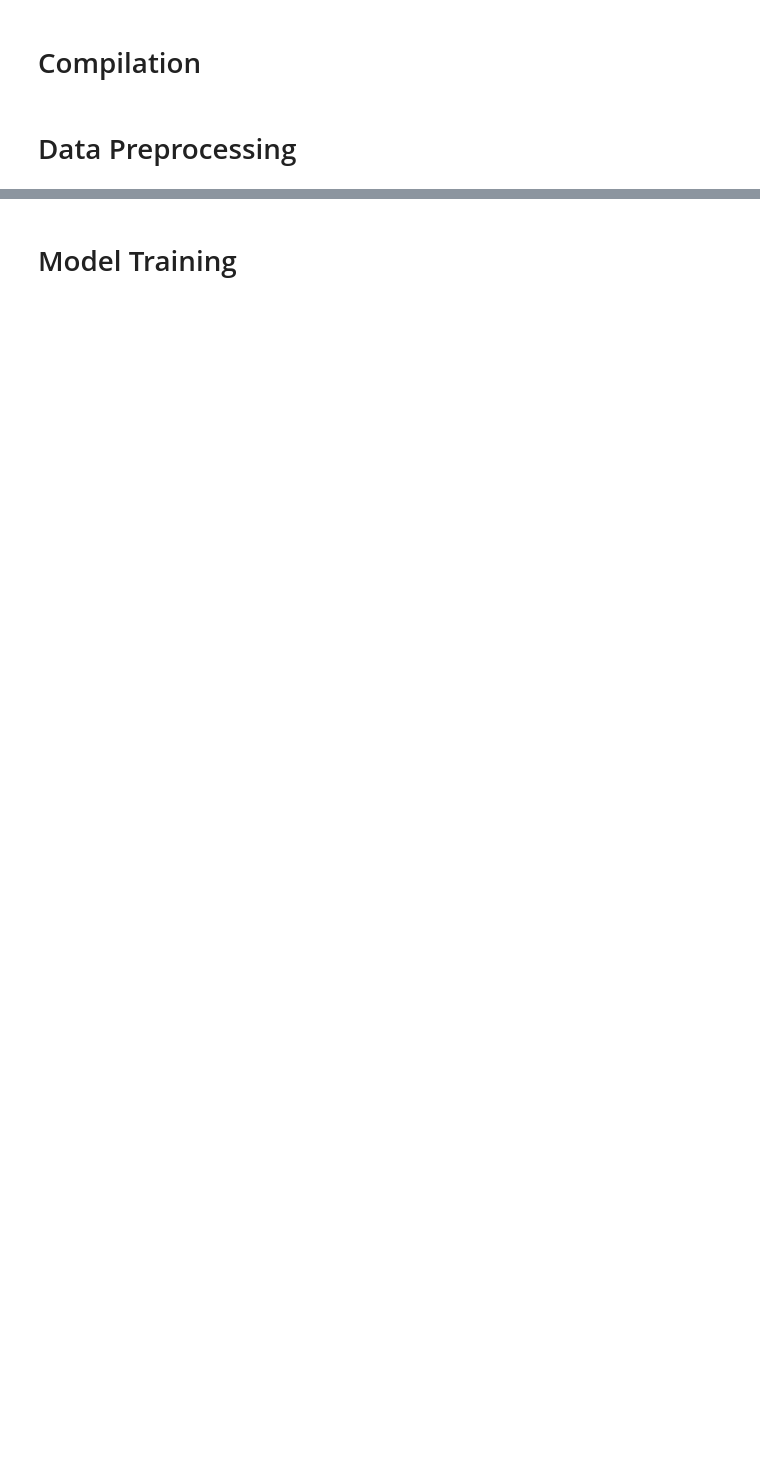
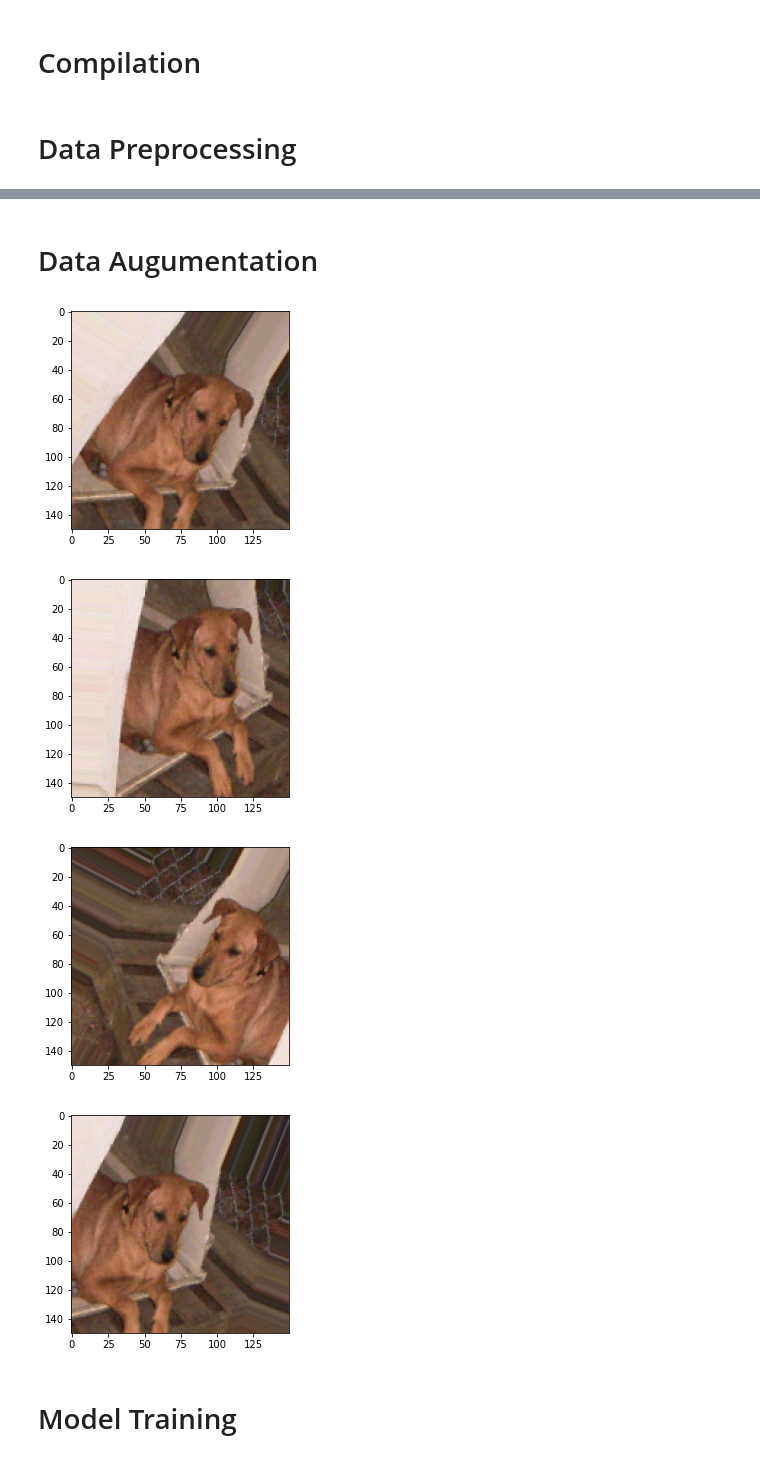
Before and after one commit to Plux1/Deep-Learning, a Jupyter notebook: Image Classifier.ipynb, the cells around one changed output, grey strips where cells are left out. Saved outputs shown, nothing was run; the diff lists cells and outputs as text; code cells hidden in the pictures; blank space fills up the shorter version.

```diff
--- a/Image Classifier.ipynb
+++ b/Image Classifier.ipynb
@@ -184,3 +195,40 @@ Label batch shape (20,)
+# %% [markdown]
+# Data Augumentation
+# %%
+datagen = ImageDataGenerator(
+    rotation_range=40,
+    width_shift_range=0.2,
+    height_shift_range=0.2,
+    shear_range=0.2,
+    horizontal_flip=True,
+    fill_mode='nearest'
+)
+
+file_names = [os.path.join(train_dogs_dir, file_name) for file_name in os.listdir(train_dogs_dir)]  #Taking file names from a directory
+
+image_path = file_names[3]  # selecting one image
+
+img  = image.load_img(image_path, target_size=(150, 150)) # Load image with a size of 150 x 150
+
+x = image.img_to_array(img)  # Converting image into numpy array
+
+x = x.reshape((1,) + x.shape) # Reshape image (1, 150, 150, 3)
+
+# Plotting 4 images
+
+i = 0
+for batch in datagen.flow(x, batch_size=1):
+    plt.figure(i)
+    imgplot = plt.imshow(image.array_to_img(batch[0]))
+    i += 1
+    if i % 4 == 0:
+        break
+plt.show()
+# %% [output]
+[figure, added]
+[figure, added]
+[figure, added]
+[figure, added]
 # %% [markdown]
 # Model Training
 # %%
```
Also changed, not shown: parts of 8 cells of this notebook.
